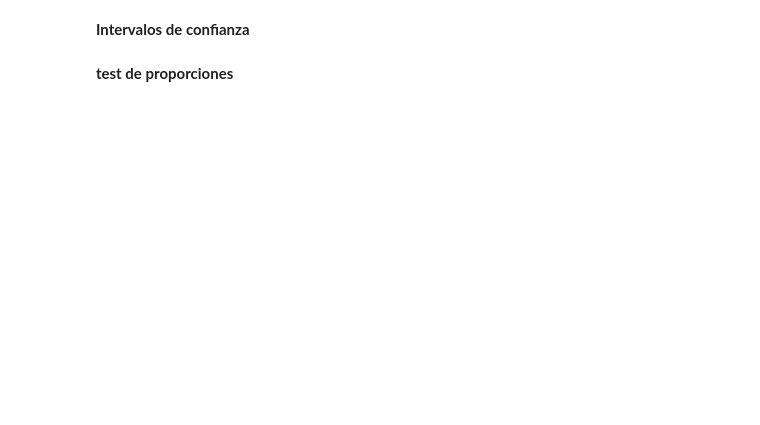
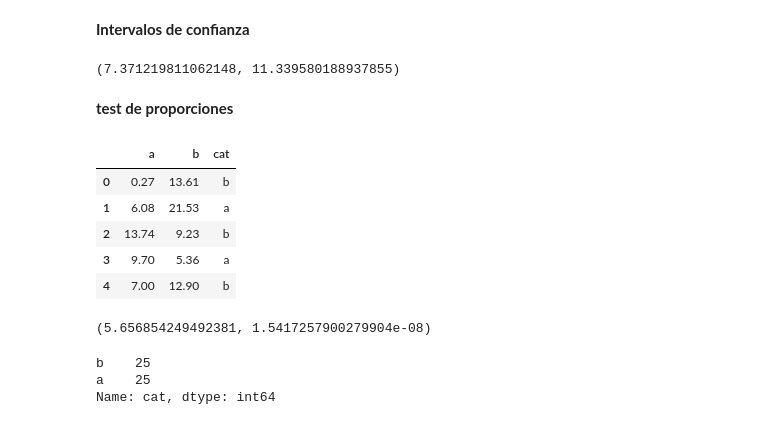
Before and after one commit to Ironhack-Data-Madrid-Agosto-2022/Apuntes-de-clase, a Jupyter notebook: semana_6/2.1 - Testeo de hipotesis.ipynb, the cells around one changed output. Saved outputs shown, nothing was run; the diff lists cells and outputs as text; code cells hidden in the pictures; blank space fills up the shorter version.

```diff
--- a/semana_6/2.1 - Testeo de hipotesis.ipynb
+++ b/semana_6/2.1 - Testeo de hipotesis.ipynb
@@ -369,3 +418,7 @@ El p_Value tiende a cero. Podemos rechazar H0.
 **H0 : Son muestras dependientes**
 
 **H1 : No son muestras dependientes**
+# %%
+ab_test=pd.read_csv('../data/ab_test.csv')
+
+ab_test.head()
@@ -400,0 +581,4 @@ El p_value es menor que el umbral, dependiendo del intervalo de confianza, pero
+# %%
+t.interval(0.99, len(ab_test.a)-1, loc=ab_test.a.mean(), scale=sem(ab_test.a))
+# %% [output]
+(7.371219811062148, 11.339580188937855)
@@ -402,0 +591,23 @@ El p_value es menor que el umbral, dependiendo del intervalo de confianza, pero
+# %%
+ab_test['cat']=['a' if i%2 else 'b' for i in range(len(ab_test))]
+
+ab_test.head()
+# %% [output]
+|  | a | b | cat |
+| 0 | 0.27 | 13.61 | b |
+| 1 | 6.08 | 21.53 | a |
+| 2 | 13.74 | 9.23 | b |
+| 3 | 9.70 | 5.36 | a |
+| 4 | 7.00 | 12.90 | b |
+# %%
+z_score, p_value = proportions_ztest(ab_test['cat'].value_counts()[1], len(ab_test), 0.10)
+
+z_score, p_value
+# %% [output]
+(5.656854249492381, 1.5417257900279904e-08)
+# %%
+ab_test['cat'].value_counts()
+# %% [output]
+b    25
+a    25
+Name: cat, dtype: int64
```
Also changed, not shown: parts of 36 cells of this notebook.
